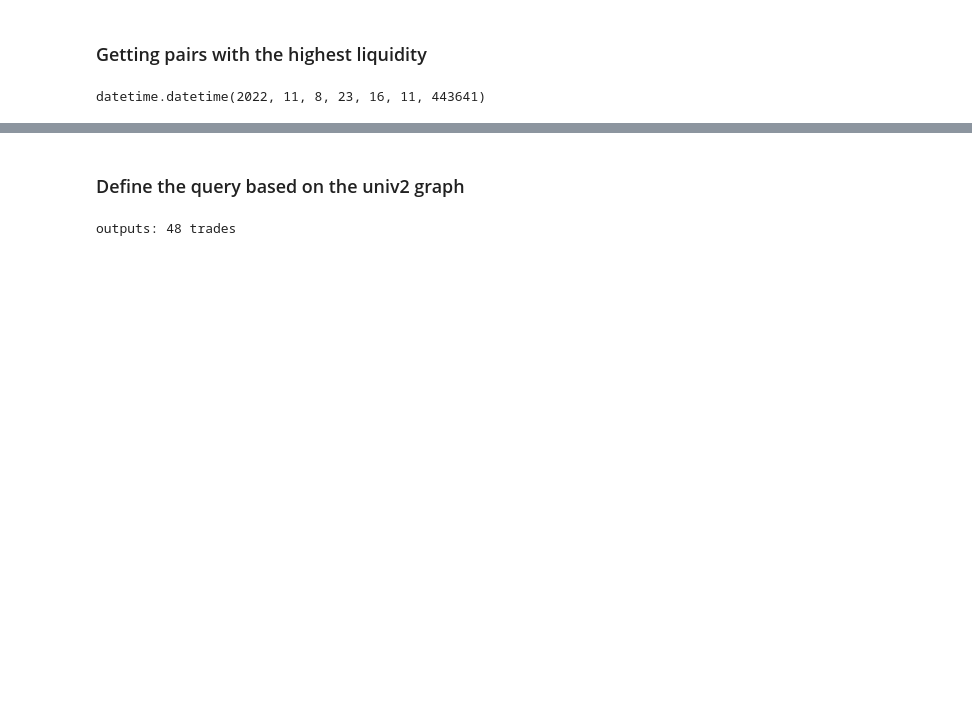
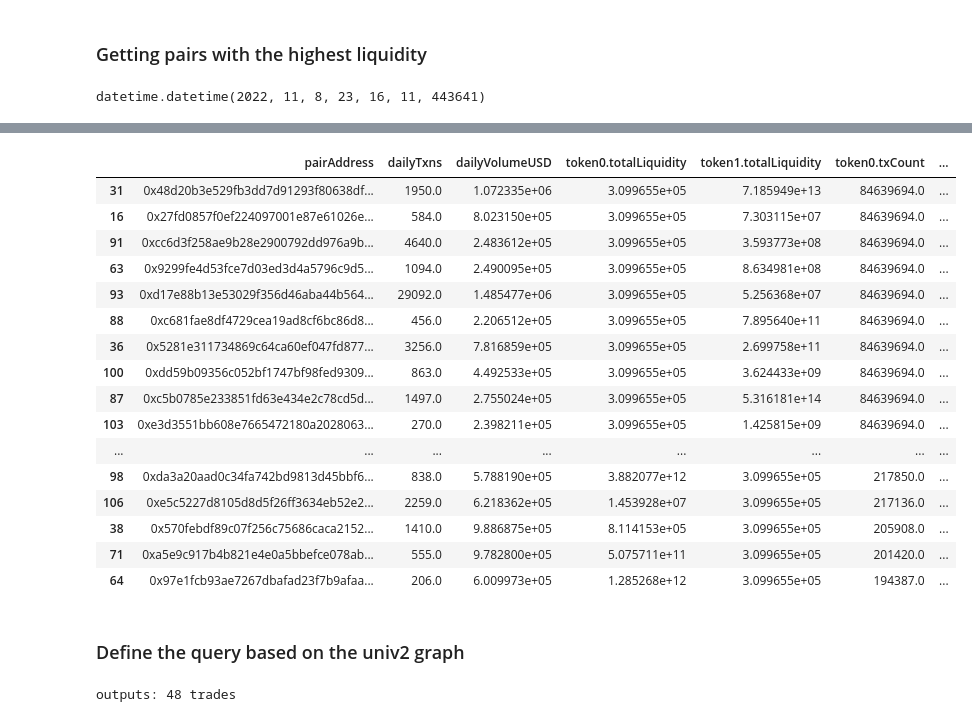
Before and after one commit to juliencarponcy/py0xcluster, a Jupyter notebook: notebooks/graph_queries_pools.ipynb, the cells around one changed output, grey strips where cells are left out. Drawn from its saved outputs; the diff is of its cells as text; code cells hidden in the pictures; blank space fills up the shorter version.

```diff
--- a/notebooks/graph_queries_pools.ipynb
+++ b/notebooks/graph_queries_pools.ipynb
@@ -47,5 +108,9 @@ pools_df = uni2_pools.get_pools_by_liquidity()
 # %%
-numeric_cols = ['dailyVolumeUSD', 'token0.totalLiquidity', 'token0.txCount', 'token1.totalLiquidity','token1.txCount']
-pools_df[numeric_cols] = pools_df[numeric_cols].astype(float)
-pools_df = pools_df.convert_dtypes()
-pools_df.round(2)
+pool_summary = pools_df.groupby('pairAddress').agg(
+    {'dailyTxns': np.mean,
+    'dailyVolumeUSD':np.mean,
+    'token0.totalLiquidity': np.mean,
+    'token1.totalLiquidity': np.mean,
+    'token0.txCount' : np.mean,
+    'token1.txCount' : np.mean
+    })
@@ -70,3 +117,25 @@ pools_df.round(2)
+# %%
+pool_id_cols = ['pairAddress','token0.symbol','token1.symbol','token0.id','token1.id']
+pools_id_df = pools_df[pool_id_cols].drop_duplicates('pairAddress')
+pool_summary.merge(pools_id_df, how='left', on='pairAddress').sort_values('token0.txCount', ascending=False).head(50)
+# %% [output]
+|  | pairAddress | dailyTxns | dailyVolumeUSD | token0.totalLiquidity | token1.totalLiquidity | token0.txCount | ... |
+| 31 | 0x48d20b3e529fb3dd7d91293f80638df... | 1950.0 | 1.072335e+06 | 3.099655e+05 | 7.185949e+13 | 84639694.0 | ... |
+| 16 | 0x27fd0857f0ef224097001e87e61026e... | 584.0 | 8.023150e+05 | 3.099655e+05 | 7.303115e+07 | 84639694.0 | ... |
+| 91 | 0xcc6d3f258ae9b28e2900792dd976a9b... | 4640.0 | 2.483612e+05 | 3.099655e+05 | 3.593773e+08 | 84639694.0 | ... |
+| 63 | 0x9299fe4d53fce7d03ed3d4a5796c9d5... | 1094.0 | 2.490095e+05 | 3.099655e+05 | 8.634981e+08 | 84639694.0 | ... |
+| 93 | 0xd17e88b13e53029f356d46aba44b564... | 29092.0 | 1.485477e+06 | 3.099655e+05 | 5.256368e+07 | 84639694.0 | ... |
+| 88 | 0xc681fae8df4729cea19ad8cf6bc86d8... | 456.0 | 2.206512e+05 | 3.099655e+05 | 7.895640e+11 | 84639694.0 | ... |
+| 36 | 0x5281e311734869c64ca60ef047fd877... | 3256.0 | 7.816859e+05 | 3.099655e+05 | 2.699758e+11 | 84639694.0 | ... |
+| 100 | 0xdd59b09356c052bf1747bf98fed9309... | 863.0 | 4.492533e+05 | 3.099655e+05 | 3.624433e+09 | 84639694.0 | ... |
+| 87 | 0xc5b0785e233851fd63e434e2c78cd5d... | 1497.0 | 2.755024e+05 | 3.099655e+05 | 5.316181e+14 | 84639694.0 | ... |
+| 103 | 0xe3d3551bb608e7665472180a2028063... | 270.0 | 2.398211e+05 | 3.099655e+05 | 1.425815e+09 | 84639694.0 | ... |
+| ... | ... | ... | ... | ... | ... | ... | ... |
+| 98 | 0xda3a20aad0c34fa742bd9813d45bbf6... | 838.0 | 5.788190e+05 | 3.882077e+12 | 3.099655e+05 | 217850.0 | ... |
+| 106 | 0xe5c5227d8105d8d5f26ff3634eb52e2... | 2259.0 | 6.218362e+05 | 1.453928e+07 | 3.099655e+05 | 217136.0 | ... |
+| 38 | 0x570febdf89c07f256c75686caca2152... | 1410.0 | 9.886875e+05 | 8.114153e+05 | 3.099655e+05 | 205908.0 | ... |
+| 71 | 0xa5e9c917b4b821e4e0a5bbefce078ab... | 555.0 | 9.782800e+05 | 5.075711e+11 | 3.099655e+05 | 201420.0 | ... |
+| 64 | 0x97e1fcb93ae7267dbafad23f7b9afaa... | 206.0 | 6.009973e+05 | 1.285268e+12 | 3.099655e+05 | 194387.0 | ... |
 # %% [markdown]
 ### Define the query based on the univ2 graph
 # %%
```
Also changed, not shown: parts of 4 cells of this notebook, 2 other files.
